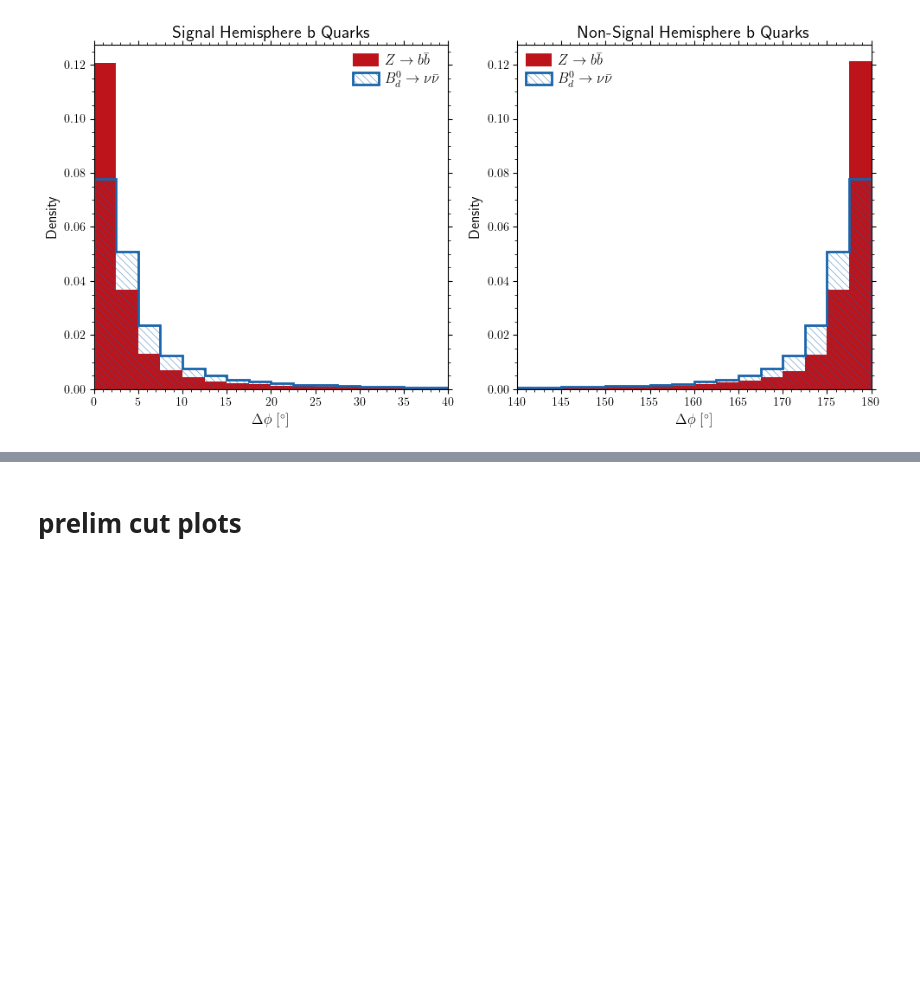
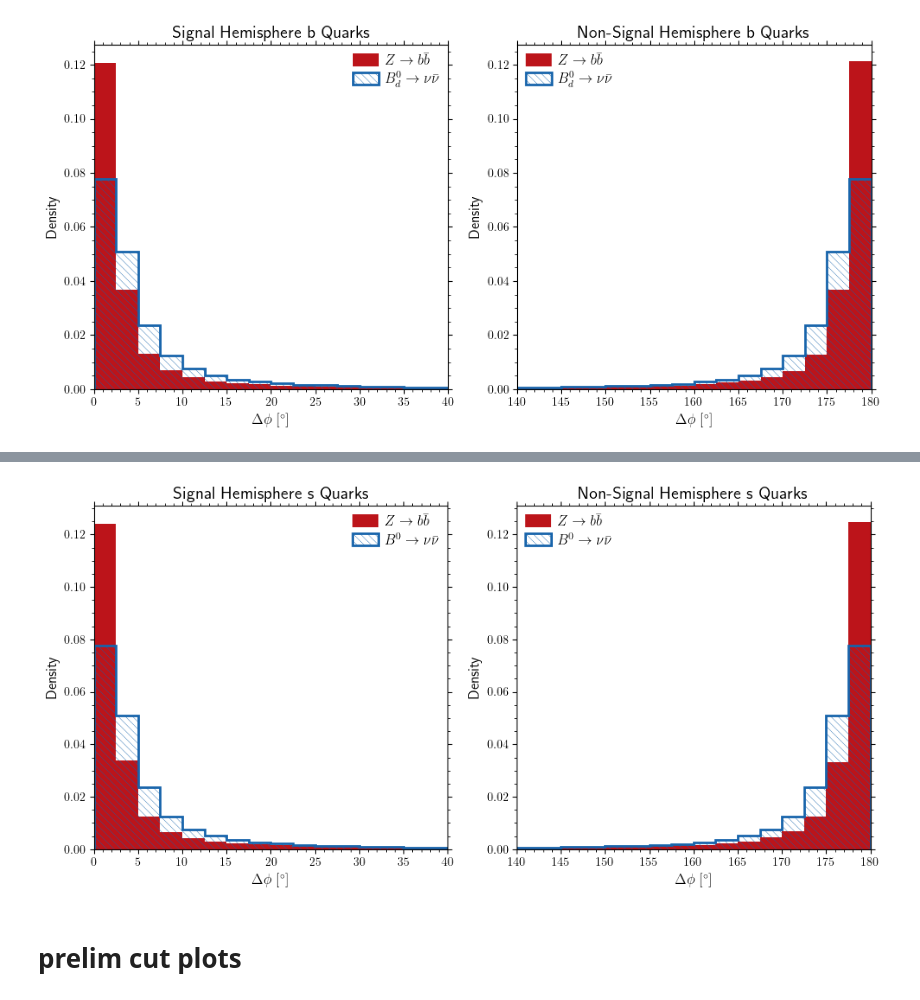
Before and after one commit to RMangrulkar/FCCAnalyses, a Jupyter notebook: examples/FCCee/flavour/B2Inv/plotting_notebooks/paper_plots.ipynb, the cells around one changed output, grey strips where cells are left out. Drawn from its saved outputs; the diff is of its cells as text; code cells hidden in the pictures; blank space fills up the shorter version.

Commit message:
check thrust alignment for Zss

```diff
--- a/examples/FCCee/flavour/B2Inv/plotting_notebooks/paper_plots.ipynb
+++ b/examples/FCCee/flavour/B2Inv/plotting_notebooks/paper_plots.ipynb
@@ -258,3 +260,98 @@ plt.show()
+# %%
+# plot for ss
+bbpath = os.path.join(base_folder,'p8_ee_Zss_ecm91/chunk_0.root')
+sigpath = os.path.join(base_folder,'p8_ee_Zbb_ecm91_EvtGen_Bd2NuNu/chunk_0.root')
+variables=[  'MCq2_p', 'MCq2_px', 'MCq2_py', 'MCq2_pz','MCq1_p', 'MCq1_px', 'MCq1_py', 'MCq1_pz', 'EVT_unitThrust_x', 'EVT_unitThrust_y', 'EVT_unitThrust_z' ]
+
+sig_arr = uproot.concatenate( sigpath, expressions=variables)
+bb_arr = uproot.concatenate( bbpath, expressions=variables)
+sig_arr['MCq2_p']
+
+MCq1_p_values = {'p8_ee_Zbb_ecm91_EvtGen_Bd2NuNu': sig_arr['MCq1_p'], 'p8_ee_Zbb_ecm91':bb_arr['MCq1_p']}
+MCq1_px_values =  {'p8_ee_Zbb_ecm91_EvtGen_Bd2NuNu': sig_arr['MCq1_px'], 'p8_ee_Zbb_ecm91':bb_arr['MCq1_px']}
+MCq1_py_values = {'p8_ee_Zbb_ecm91_EvtGen_Bd2NuNu': sig_arr['MCq1_py'], 'p8_ee_Zbb_ecm91':bb_arr['MCq1_py']}
+MCq1_pz_values =  {'p8_ee_Zbb_ecm91_EvtGen_Bd2NuNu': sig_arr['MCq1_pz'], 'p8_ee_Zbb_ecm91':bb_arr['MCq1_pz']}
+MCq2_p_values = {'p8_ee_Zbb_ecm91_EvtGen_Bd2NuNu':sig_arr['MCq2_p'], 'p8_ee_Zbb_ecm91':bb_arr['MCq2_p']}
+MCq2_px_values = {'p8_ee_Zbb_ecm91_EvtGen_Bd2NuNu':sig_arr['MCq2_px'], 'p8_ee_Zbb_ecm91':bb_arr['MCq2_px']}
+MCq2_py_values = {'p8_ee_Zbb_ecm91_EvtGen_Bd2NuNu':sig_arr['MCq2_py'], 'p8_ee_Zbb_ecm91':bb_arr['MCq2_py']}
+MCq2_pz_values = {'p8_ee_Zbb_ecm91_EvtGen_Bd2NuNu':sig_arr['MCq2_pz'], 'p8_ee_Zbb_ecm91':bb_arr['MCq2_pz']}
+EVT_Thrust_x_values =  {'p8_ee_Zbb_ecm91_EvtGen_Bd2NuNu':sig_arr['EVT_unitThrust_x'], 'p8_ee_Zbb_ecm91':bb_arr['EVT_unitThrust_x']}
+EVT_Thrust_y_values = {'p8_ee_Zbb_ecm91_EvtGen_Bd2NuNu':sig_arr['EVT_unitThrust_y'], 'p8_ee_Zbb_ecm91':bb_arr['EVT_unitThrust_y']}
+EVT_Thrust_z_values  = {'p8_ee_Zbb_ecm91_EvtGen_Bd2NuNu':sig_arr['EVT_unitThrust_z'], 'p8_ee_Zbb_ecm91':bb_arr['EVT_unitThrust_z']}
+
+costheta1 = {sample: (MCq1_px_values[sample]*EVT_Thrust_x_values[sample]+MCq1_py_values[sample]*EVT_Thrust_y_values[sample]+MCq1_pz_values[sample]*EVT_Thrust_z_values[sample])/(MCq1_p_values[sample]) for sample in ['p8_ee_Zbb_ecm91_EvtGen_Bd2NuNu','p8_ee_Zbb_ecm91']}
+theta1 = {sample: np.arccos(costheta1[sample]) for sample in ['p8_ee_Zbb_ecm91_EvtGen_Bd2NuNu','p8_ee_Zbb_ecm91']}
+
+costheta2 = {sample: (MCq2_px_values[sample]*EVT_Thrust_x_values[sample]+MCq2_py_values[sample]*EVT_Thrust_y_values[sample]+MCq2_pz_values[sample]*EVT_Thrust_z_values[sample])/(MCq2_p_values[sample]) for sample in ['p8_ee_Zbb_ecm91_EvtGen_Bd2NuNu','p8_ee_Zbb_ecm91']}
+theta2 = {sample: np.arccos(costheta2[sample]) for sample in ['p8_ee_Zbb_ecm91_EvtGen_Bd2NuNu','p8_ee_Zbb_ecm91']}
+
+samples =  ['p8_ee_Zbb_ecm91_EvtGen_Bd2NuNu','p8_ee_Zbb_ecm91']
+
+
+
+fig, axs = plt.subplots(1, 2, figsize=(10, 5))
+nbins=72
+
+hist_settings,total_colours = histogram_settings()
+
+for sample in samples:
+    values1 = theta1[sample]/(2*np.pi)*360
+    values2 = theta2[sample]/(2*np.pi)*360
+    hist_x = values1
+    hist_l = cfg.titles[sample]
+    if sample == 'p8_ee_Zbb_ecm91':
+        hist_opts = hist_settings['bb_only']
+        tot_colour= total_colours['bb_only']
+    else:
+        hist_opts = hist_settings['Bdsignal']
+        tot_colour= total_colours['Bdsignal']
+
+    hist_w = None
+
+    hist_opts['stacked'] = False
+
+    axs[0].hist(
+        x = hist_x,
+        bins = nbins,
+        density = True,
+        label = hist_l,
+        weights = hist_w,
+        **hist_opts
+    )
+
+    axs[1].hist(
+        x = hist_x,
+        bins = nbins,
+        density = True,
+        label = hist_l,
+        weights = hist_w,
+        **hist_opts
+    )
+
+
+axs[0].legend(reverse=True)
+axs[0].set_xlabel(r'$\Delta \phi$ $[^{\circ}]$')
+axs[0].set_xlim(0,40)
+#ax.set_yscale('log')
+axs[0].set_ylabel('Density')
+
+axs[1].legend(reverse=True)
+axs[1].set_xlabel(r'$\Delta \phi$ $[^{\circ}]$')
+axs[1].set_xlim(140,180)
+#ax.set_yscale('log')
+axs[1].set_ylabel('Density')
+
+
+
+#fig.suptitle('Angle Between Thrust Axis and True MC b Quark Momentum ')
+
+axs[0].set_title('Signal Hemisphere s Quarks')
+axs[1].set_title('Non-Signal Hemisphere s Quarks')
+
+#plt.savefig('b_thrust_angle_degrees.pdf')
+plt.show()
+# %% [output]
+[figure, added]
 # %% [markdown]
 # prelim cut plots
 # %%
```
Also changed, not shown: parts of 2 cells of this notebook.
